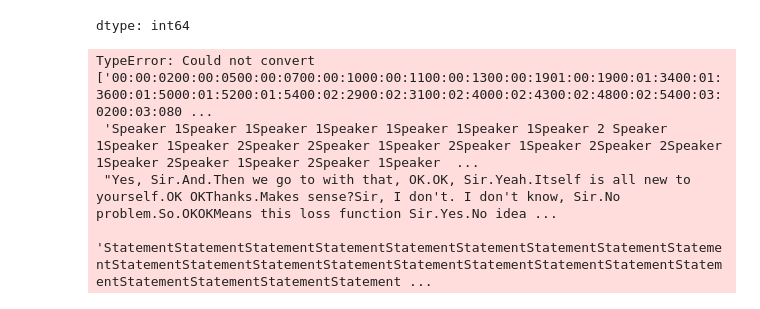
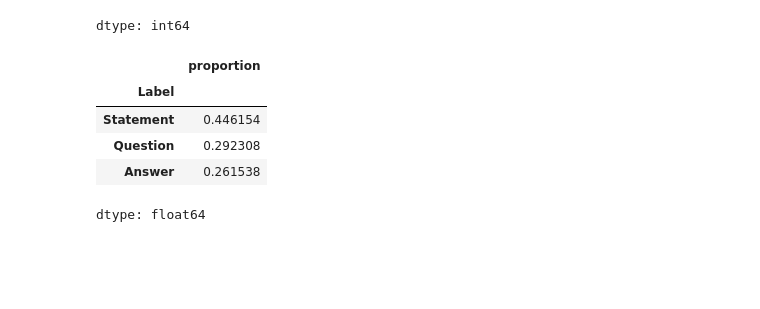
Before and after one commit to Arjun650/MachineLearning, a Jupyter notebook: lab_03.ipynb, the cells around one changed output. Drawn from its saved outputs; the diff is of its cells as text; code cells hidden in the pictures; blank space fills up the shorter version.

```diff
--- a/lab_03.ipynb
+++ b/lab_03.ipynb
@@ -38,9 +41,15 @@ dtype: int64
 # %%
 statements = data[data['Label'] == 'Statement']
 questions = data[data['Label'] == 'Question']
 answers = data[data['Label'] == 'Answer']
+
+sentiment_counts = data['Label'].value_counts(normalize=True)
+
+sentiment_counts
 # %% [output]
+|  | proportion |
+| Label |  |
+| Statement | 0.446154 |
+| Question | 0.292308 |
+| Answer | 0.261538 |
-TypeError: Could not convert ['00:00:0200:00:0500:00:0700:00:1000:00:1100:00:1300:00:1901:00:1900:01:3400:01:3600:01:5000:01:5200:01:5400:02:2900:02:3100:02:4000:02:4300:02:4800:02:5400:03:0200:03:080 ...
- 'Speaker 1Speaker 1Speaker 1Speaker 1Speaker 1Speaker 1Speaker 2 Speaker 1Speaker 1Speaker 2Speaker 2Speaker 1Speaker 2Speaker 1Speaker 2Speaker 2Speaker 1Speaker 2Speaker 1Speaker 2Speaker 1Speaker  ...
- "Yes, Sir.And.Then we go to with that, OK.OK, Sir.Yeah.Itself is all new to yourself.OK OKThanks.Makes sense?Sir, I don't. I don't know, Sir.No problem.So.OKOKMeans this loss function Sir.Yes.No idea ...
- 'StatementStatementStatementStatementStatementStatementStatementStatementStatementStatementStatementStatementStatementStatementStatementStatementStatementStatementStatementStatementStatementStatement ...
+dtype: float64
```
Also changed, not shown: parts of 11 cells of this notebook.
